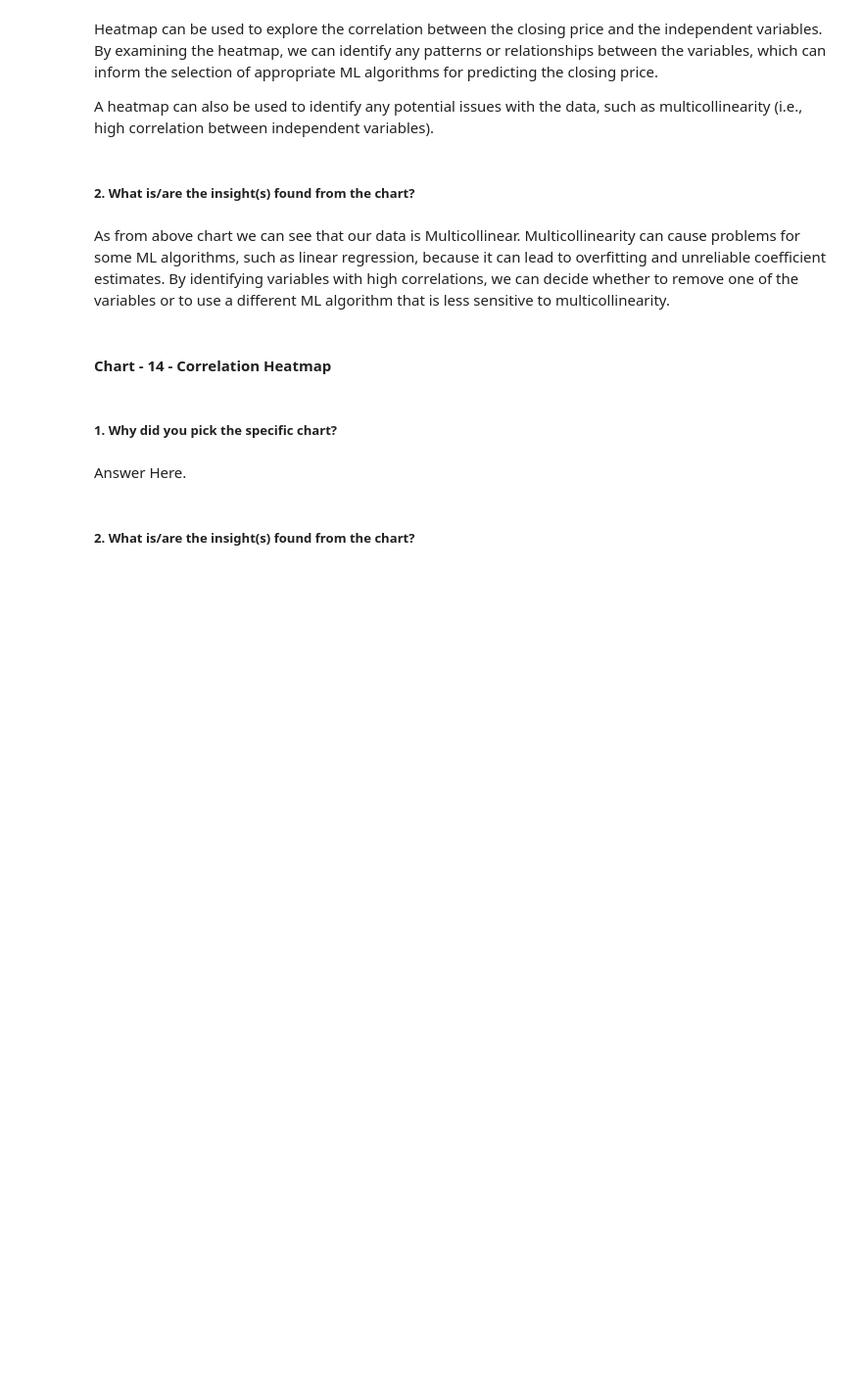
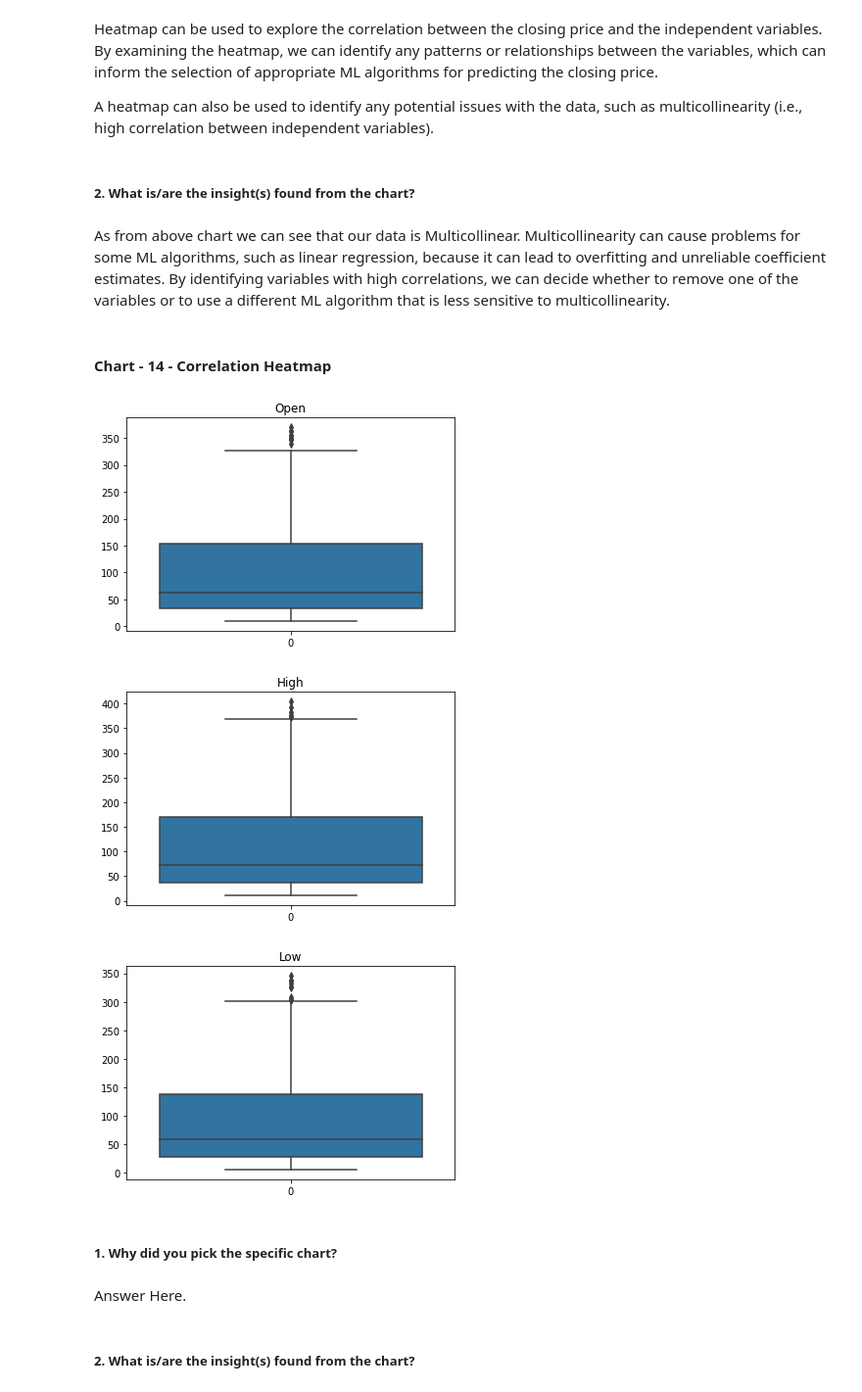
Before and after one commit to nikhilbordekar/Yes-Bank-s-Stock-Closing-Price-Prediction-by-Regression, a Jupyter notebook: Capstone_2_Regression.ipynb, the cells around one changed output. Shown: that part at 98% size. Drawn from its saved outputs; the diff is of its cells as text; code cells hidden in the pictures; blank space fills up the shorter version.

```diff
--- a/Capstone_2_Regression.ipynb
+++ b/Capstone_2_Regression.ipynb
@@ -361,3 +307,12 @@ Multicollinearity can cause problems for some ML algorithms, such as linear regr
+# %%
+# Correlation Heatmap visualization code
+for col in numeric_fea[:-1]:
+  sns.boxplot(data[col]).set_title(col)
+  plt.show()
+# %% [output]
+[figure, added]
+[figure, added]
+[figure, added]
 # %% [markdown]
 ##### 1. Why did you pick the specific chart?
 # %% [markdown]
```
Also changed, not shown: parts of 145 cells of this notebook.
